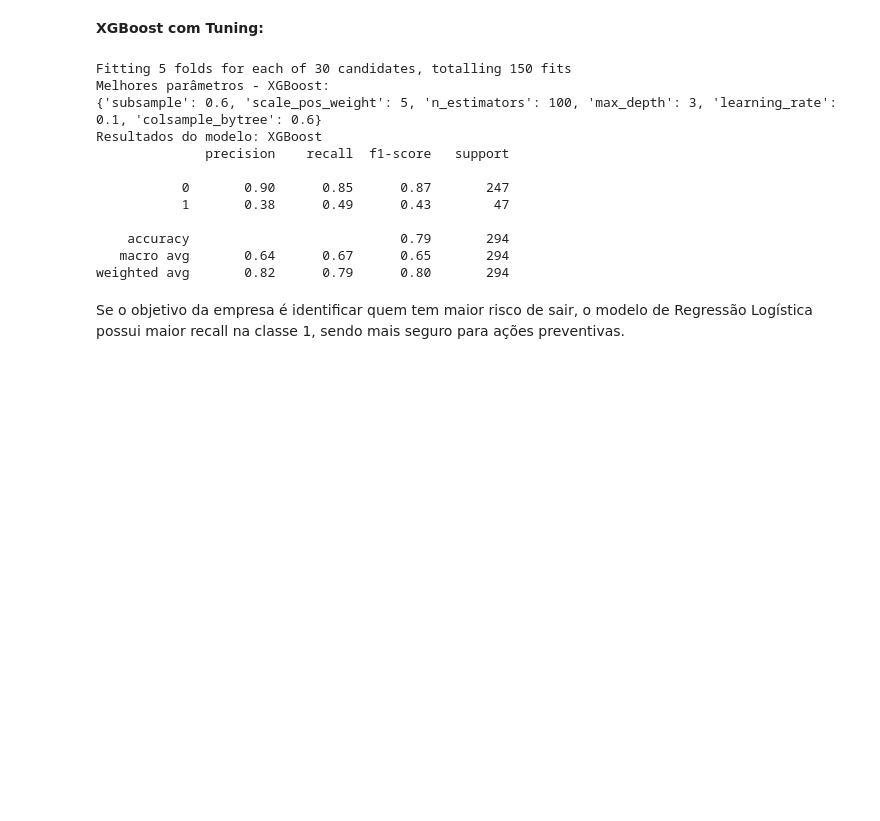
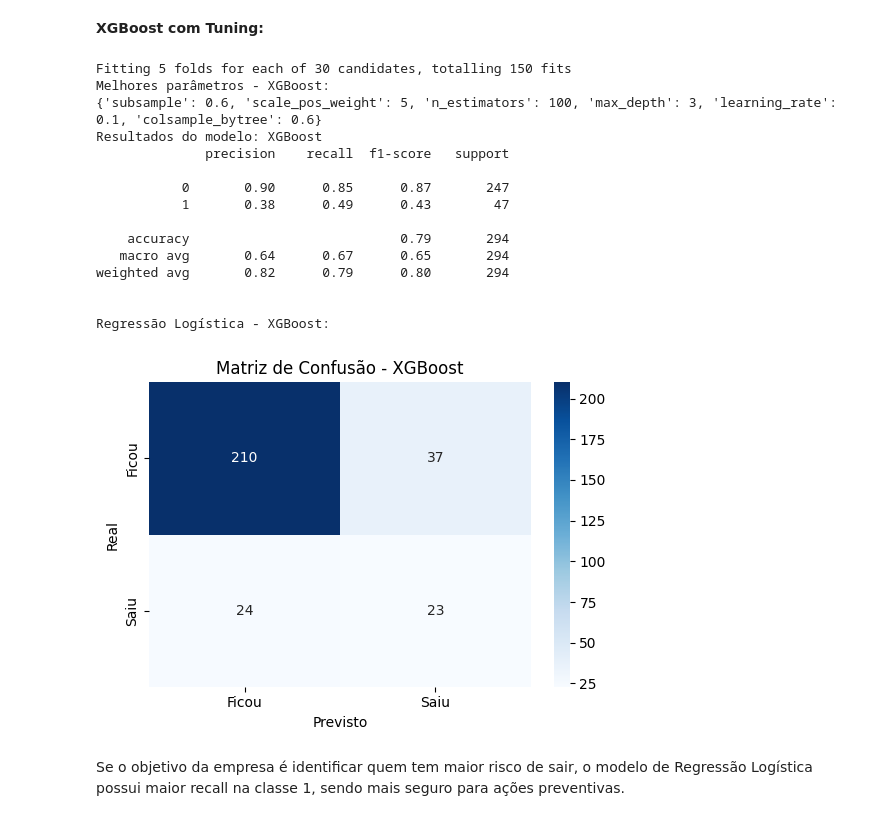
Before and after one commit to keyscarvalho/predicao_turnover, a Jupyter notebook: analise.ipynb, the cells around one changed output. Drawn from its saved outputs; the diff is of its cells as text; code cells hidden in the pictures; blank space fills up the shorter version.

Commit message:
docs: correcao matriz de confusao XGBoost Tuning

```diff
--- a/analise.ipynb
+++ b/analise.ipynb
@@ -515,33 +511,51 @@ random_search_xgb = RandomizedSearchCV(
     n_iter=30,
     scoring='f1',
     cv=5,
     random_state=42,
     n_jobs=-1,
     verbose=1
 )
 
 random_search_xgb.fit(X_train, y_train)
 
 print('Melhores parâmetros - XGBoost:')
 print(random_search_xgb.best_params_)
 
 # avaliando modelo
 y_pred_xgbt = random_search_xgb.predict(X_test)
 print(f'Resultados do modelo: XGBoost')
 print(classification_report(y_test, y_pred_xgbt))
+
+# matriz de confusão - xgboost com tuning
+cm_xgbt = confusion_matrix(y_test, random_search_xgb.predict(X_test))
+tn, fp, fn, tp = cm_xgbt.ravel()
+
+# MATRIZ XGBOOST COM TUNING
+print(f'\nRegressão Logística - XGBoost:')
+plt.figure(figsize=(5.5, 4))
+sns.heatmap(cm_xgbt, annot=True, fmt='d', cmap='Blues', xticklabels=['Ficou', 'Saiu'], yticklabels=['Ficou', 'Saiu'])
+plt.title('Matriz de Confusão - XGBoost')
+plt.xlabel('Previsto')
+plt.ylabel('Real')
+plt.tight_layout()
+plt.show()
 # %% [output]
 Fitting 5 folds for each of 30 candidates, totalling 150 fits
 Melhores parâmetros - XGBoost:
 {'subsample': 0.6, 'scale_pos_weight': 5, 'n_estimators': 100, 'max_depth': 3, 'learning_rate': 0.1, 'colsample_bytree': 0.6}
 Resultados do modelo: XGBoost
               precision    recall  f1-score   support
 
            0       0.90      0.85      0.87       247
            1       0.38      0.49      0.43        47
 
     accuracy                           0.79       294
    macro avg       0.64      0.67      0.65       294
 weighted avg       0.82      0.79      0.80       294
+
+
+Regressão Logística - XGBoost:
+[figure, added]
 # %% [markdown]
 Se o objetivo da empresa é identificar quem tem maior risco de sair, o modelo de Regressão Logística possui maior recall na classe 1, sendo mais seguro para ações preventivas.
 # %% [markdown]
```
Also changed, not shown: parts of 3 cells of this notebook.
